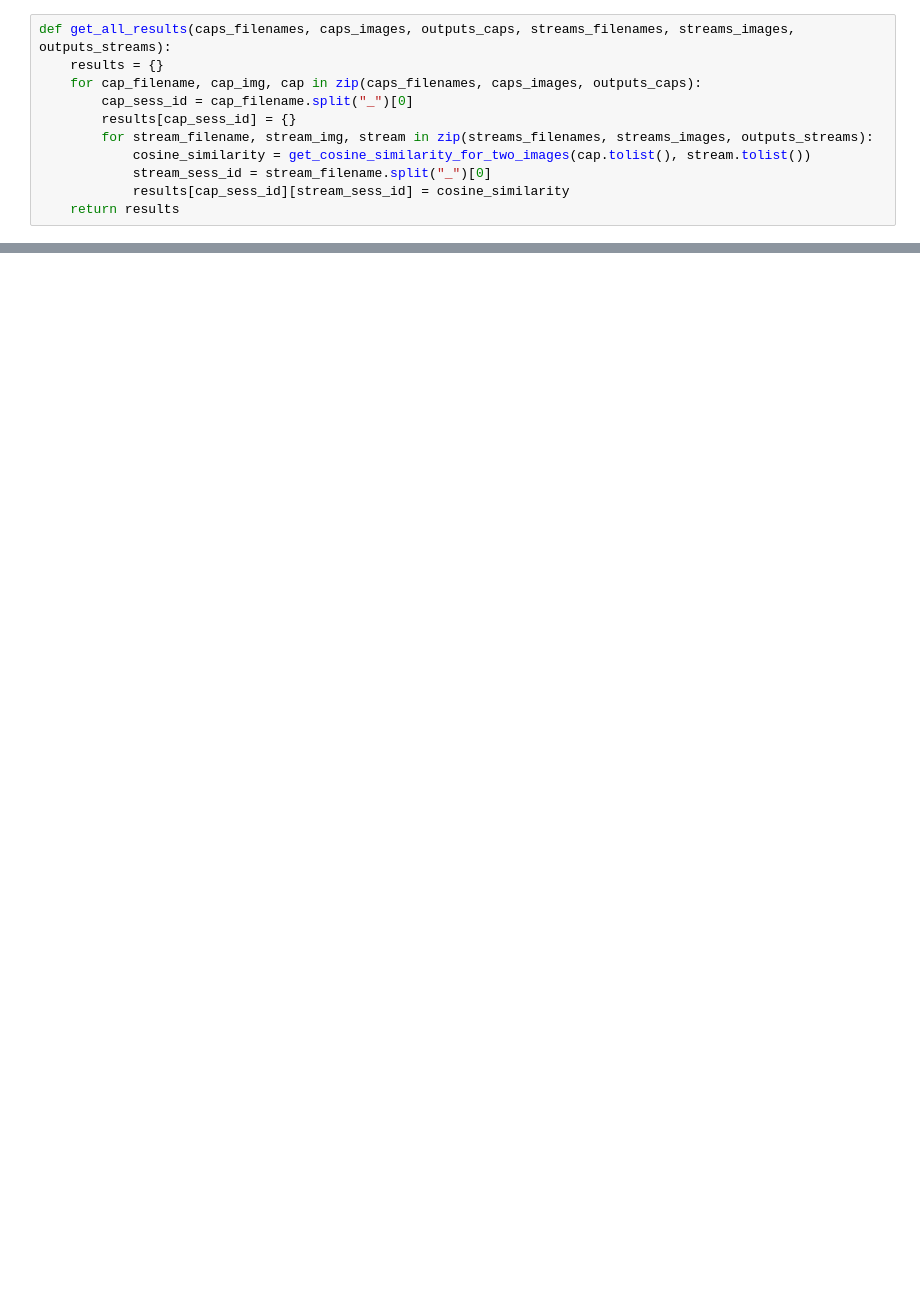
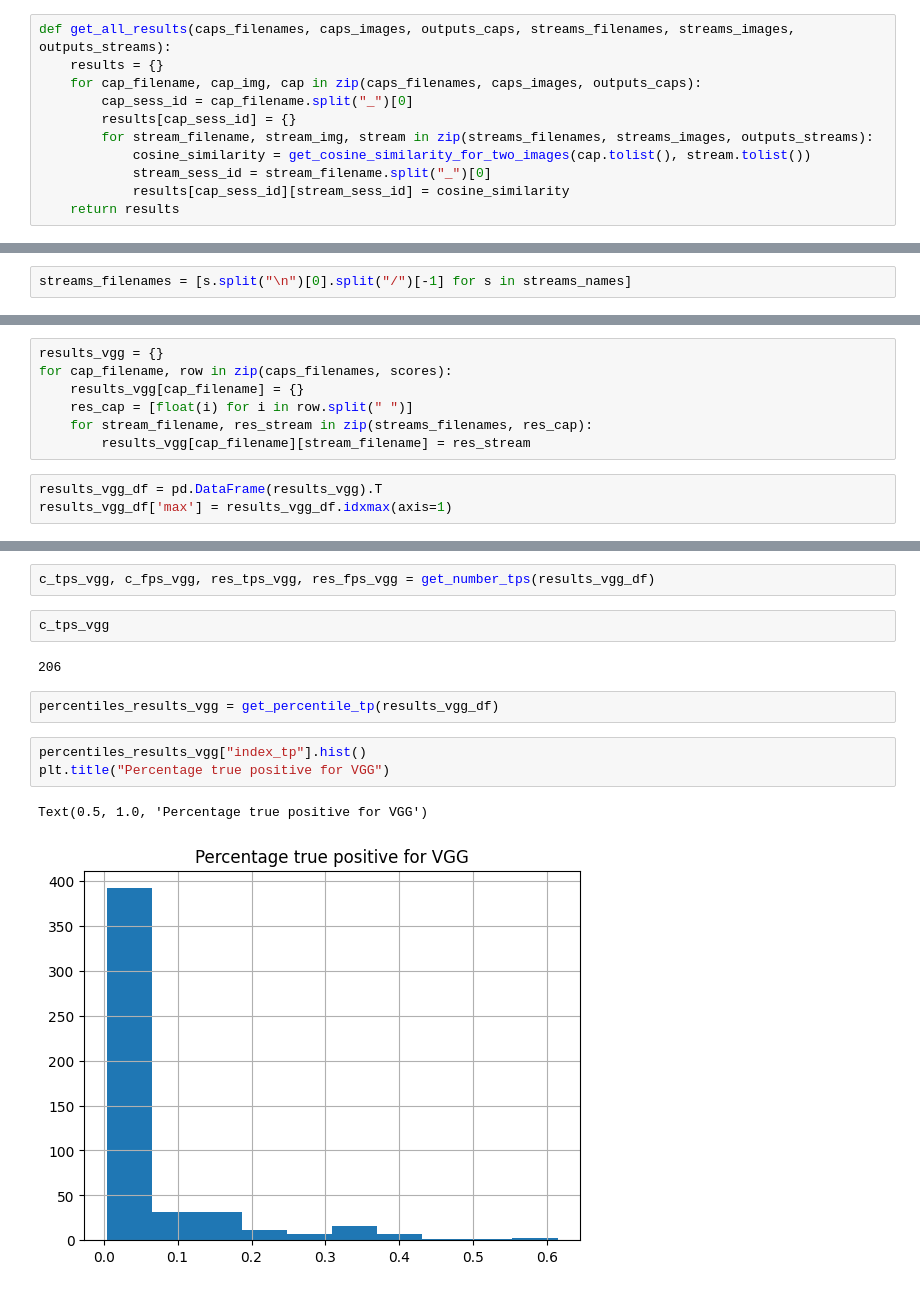
Before and after one commit to lasrca/pytorch-image-models, a Jupyter notebook: notebooks/test_transformers.ipynb, the cells around one changed output, grey strips where cells are left out. Saved outputs shown, nothing was run; the diff lists cells and outputs as text; blank space fills up the shorter version.

```diff
--- a/notebooks/test_transformers.ipynb
+++ b/notebooks/test_transformers.ipynb
@@ -121,0 +169,2 @@ all_res
+# %%
+streams_filenames = [s.split("\n")[0].split("/")[-1] for s in streams_names]
@@ -121,0 +175,10 @@ all_res
+# %%
+results_vgg = {}
+for cap_filename, row in zip(caps_filenames, scores):
+    results_vgg[cap_filename] = {}
+    res_cap = [float(i) for i in row.split(" ")]
+    for stream_filename, res_stream in zip(streams_filenames, res_cap):
+        results_vgg[cap_filename][stream_filename] = res_stream
+# %%
+results_vgg_df = pd.DataFrame(results_vgg).T
+results_vgg_df['max'] = results_vgg_df.idxmax(axis=1)
@@ -121,0 +193,14 @@ all_res
+# %%
+c_tps_vgg, c_fps_vgg, res_tps_vgg, res_fps_vgg = get_number_tps(results_vgg_df)
+# %%
+c_tps_vgg
+# %% [output]
+206
+# %%
+percentiles_results_vgg = get_percentile_tp(results_vgg_df)
+# %%
+percentiles_results_vgg["index_tp"].hist()
+plt.title("Percentage true positive for VGG")
+# %% [output]
+Text(0.5, 1.0, 'Percentage true positive for VGG')
+[figure, added]
```
Also changed, not shown: parts of 110 cells of this notebook, 12 other files.
